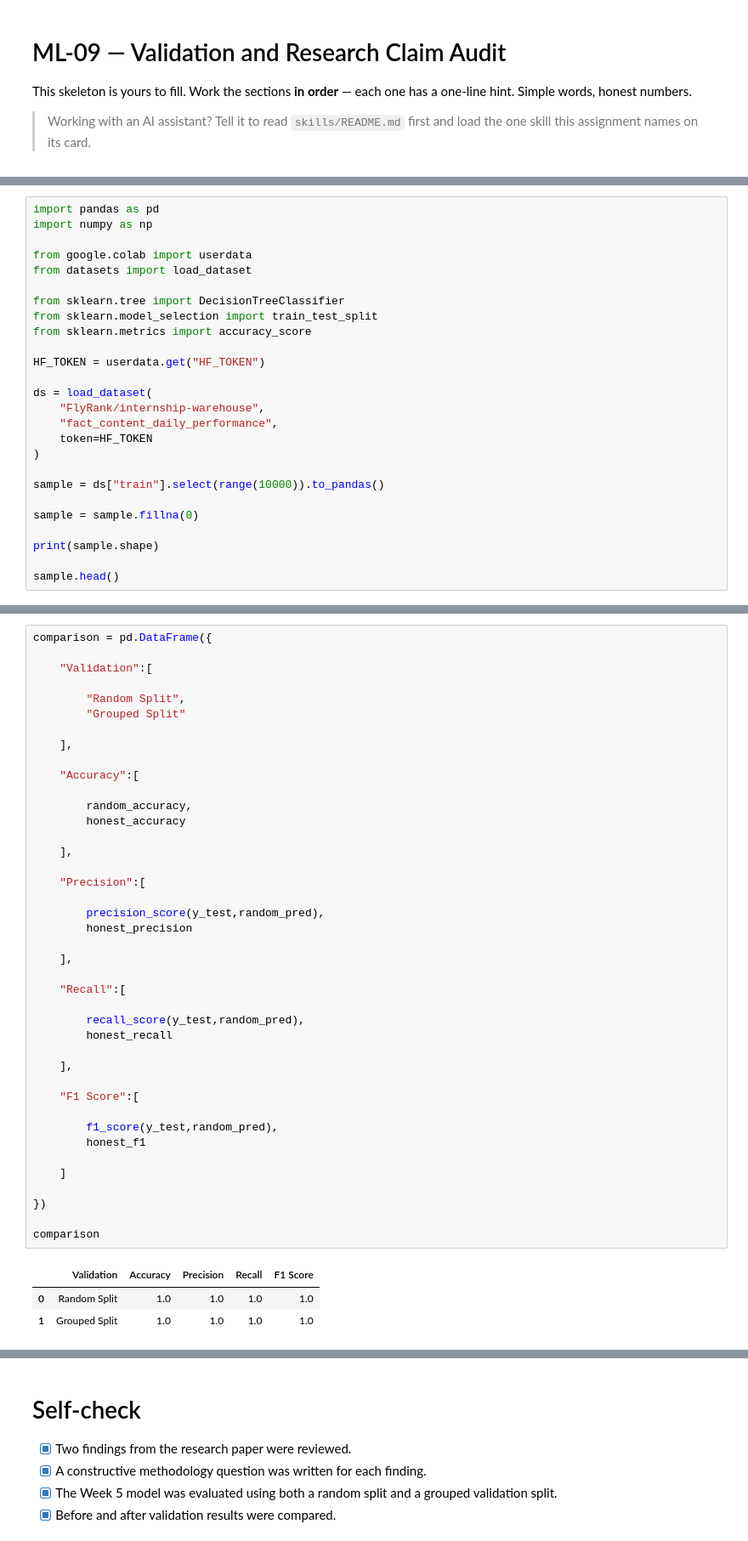
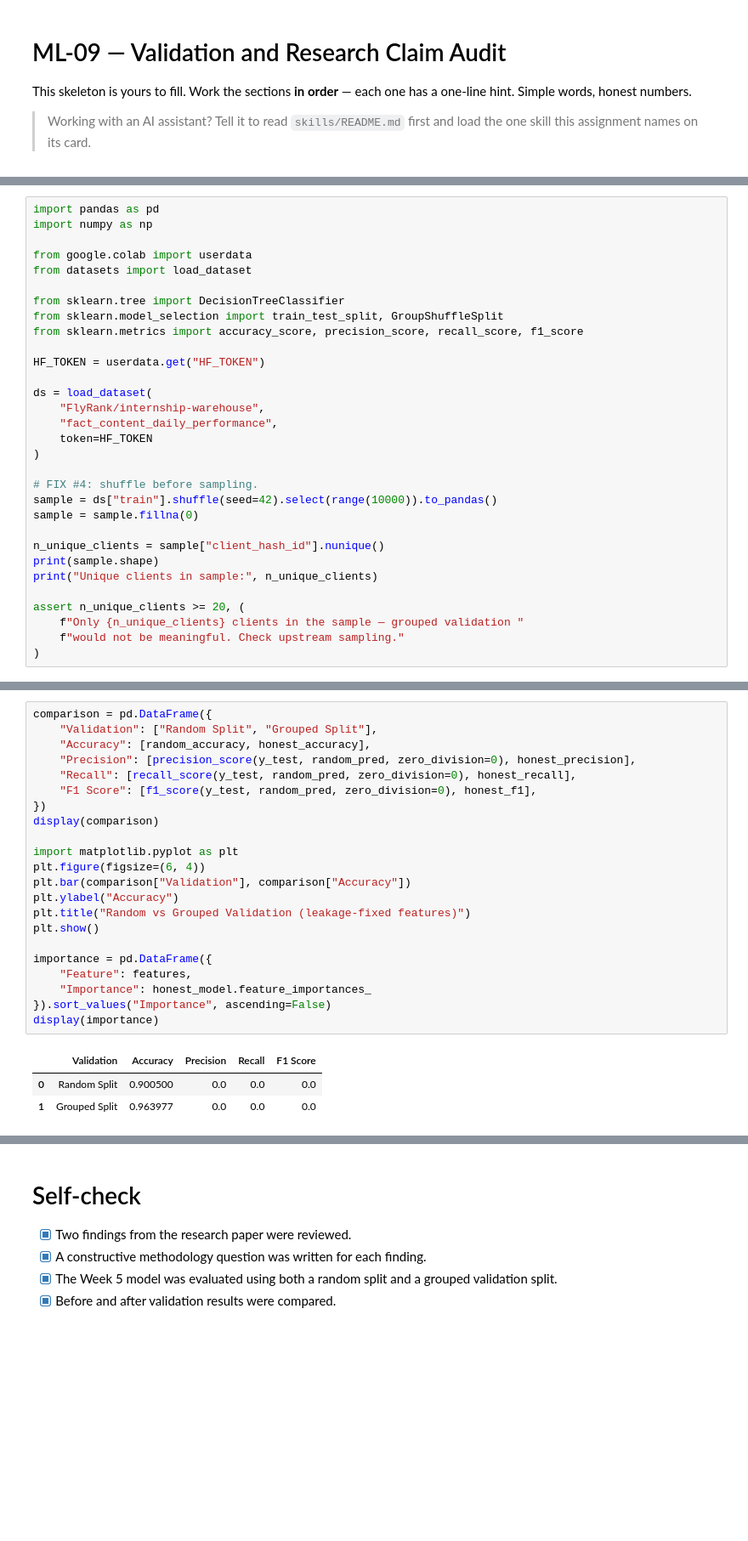
Before and after one commit to yasir-ansari951/flyrank-ml-internship, a Jupyter notebook: work/notebooks/w06_validation_audit.ipynb, the cells around one changed output, grey strips where cells are left out. Shown at 85% size. Cells and saved outputs as stored; diff of their text form; blank space fills up the shorter version.

```diff
--- a/work/notebooks/w06_validation_audit.ipynb
+++ b/work/notebooks/w06_validation_audit.ipynb
@@ -34,8 +24,8 @@ from google.colab import userdata
 from datasets import load_dataset
 
 from sklearn.tree import DecisionTreeClassifier
-from sklearn.model_selection import train_test_split
-from sklearn.metrics import accuracy_score
+from sklearn.model_selection import train_test_split, GroupShuffleSplit
+from sklearn.metrics import accuracy_score, precision_score, recall_score, f1_score
 
 HF_TOKEN = userdata.get("HF_TOKEN")
 
@@ -45,11 +35,16 @@ ds = load_dataset(
     token=HF_TOKEN
 )
 
-sample = ds["train"].select(range(10000)).to_pandas()
-
+# FIX #4: shuffle before sampling.
+sample = ds["train"].shuffle(seed=42).select(range(10000)).to_pandas()
 sample = sample.fillna(0)
 
+n_unique_clients = sample["client_hash_id"].nunique()
 print(sample.shape)
+print("Unique clients in sample:", n_unique_clients)
 
-sample.head()
+assert n_unique_clients >= 20, (
+    f"Only {n_unique_clients} clients in the sample — grouped validation "
+    f"would not be meaningful. Check upstream sampling."
+)
 # %% [output]
@@ -239,45 +152,26 @@ Grouped Split Accuracy
 # %%
 comparison = pd.DataFrame({
+    "Validation": ["Random Split", "Grouped Split"],
+    "Accuracy": [random_accuracy, honest_accuracy],
+    "Precision": [precision_score(y_test, random_pred, zero_division=0), honest_precision],
+    "Recall": [recall_score(y_test, random_pred, zero_division=0), honest_recall],
+    "F1 Score": [f1_score(y_test, random_pred, zero_division=0), honest_f1],
+})
+display(comparison)
 
-    "Validation":[
+import matplotlib.pyplot as plt
+plt.figure(figsize=(6, 4))
+plt.bar(comparison["Validation"], comparison["Accuracy"])
+plt.ylabel("Accuracy")
+plt.title("Random vs Grouped Validation (leakage-fixed features)")
+plt.show()
 
-        "Random Split",
-        "Grouped Split"
-
-    ],
-
-    "Accuracy":[
-
-        random_accuracy,
-        honest_accuracy
-
-    ],
-
-    "Precision":[
-
-        precision_score(y_test,random_pred),
-        honest_precision
-
-    ],
-
-    "Recall":[
-
-        recall_score(y_test,random_pred),
-        honest_recall
-
-    ],
-
-    "F1 Score":[
-
-        f1_score(y_test,random_pred),
-        honest_f1
-
-    ]
-
-})
-
-comparison
+importance = pd.DataFrame({
+    "Feature": features,
+    "Importance": honest_model.feature_importances_
+}).sort_values("Importance", ascending=False)
+display(importance)
 # %% [output]
 |  | Validation | Accuracy | Precision | Recall | F1 Score |
-| 0 | Random Split | 1.0 | 1.0 | 1.0 | 1.0 |
-| 1 | Grouped Split | 1.0 | 1.0 | 1.0 | 1.0 |
+| 0 | Random Split | 0.900500 | 0.0 | 0.0 | 0.0 |
+| 1 | Grouped Split | 0.963977 | 0.0 | 0.0 | 0.0 |
```
Also changed, not shown: parts of 26 cells of this notebook.
